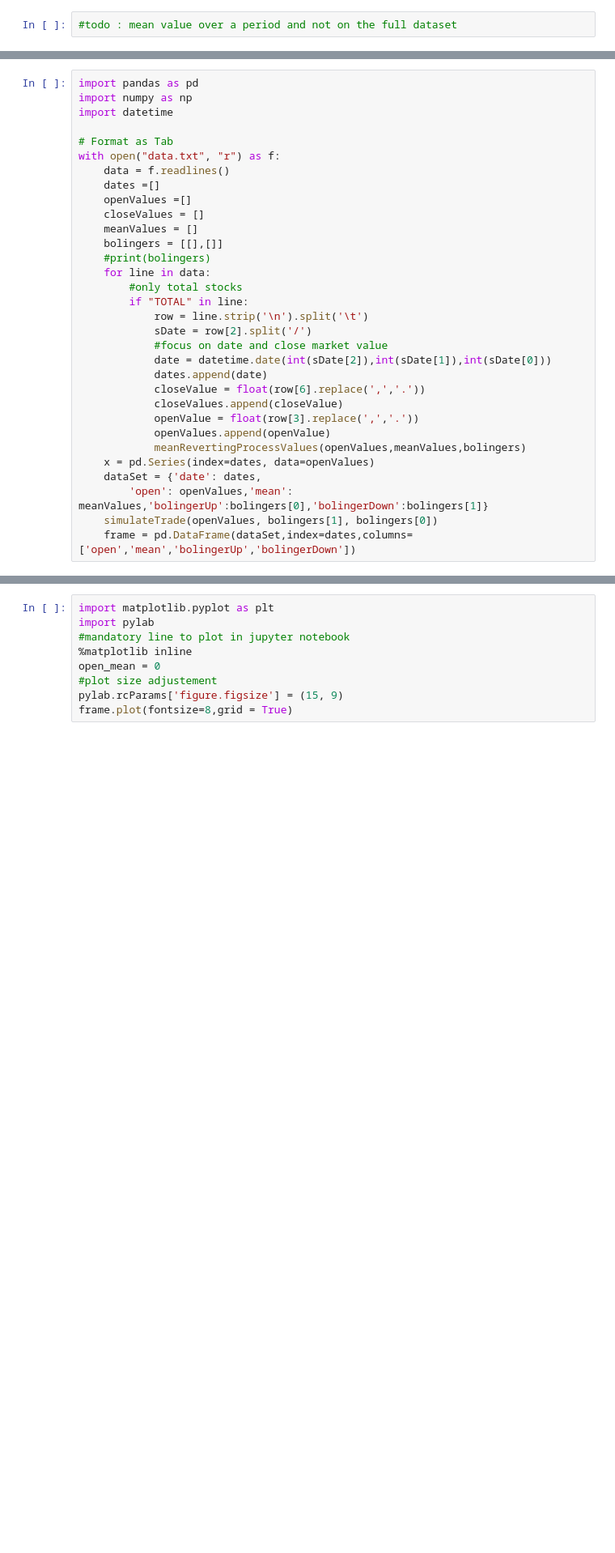
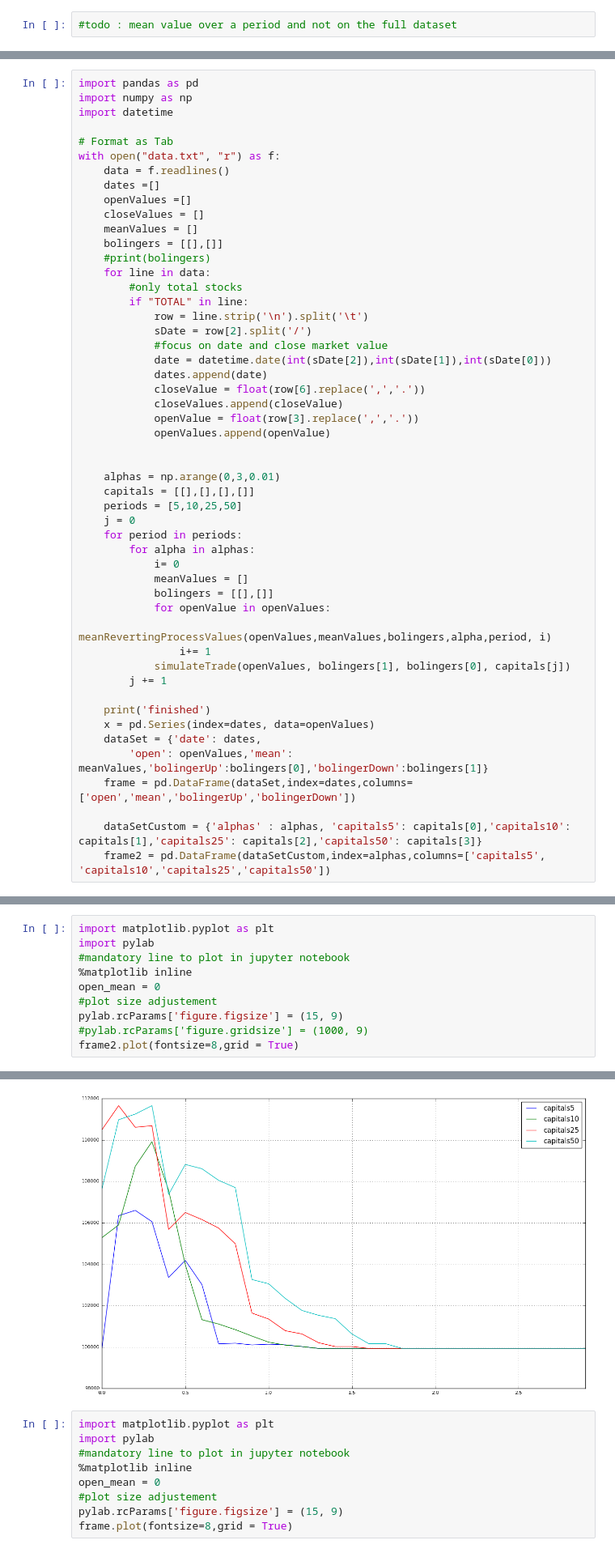
Before and after one commit to maximeBuguel/datascience_project, a Jupyter notebook: notebook.ipynb, the cells around one changed output, grey strips where cells are left out. Shown at 81% size. Drawn from its saved outputs; the diff is of its cells as text; blank space fills up the shorter version.

Commit message:
courbes alpha

```diff
--- a/notebook.ipynb
+++ b/notebook.ipynb
@@ -155,10 +175,29 @@ with open("data.txt", "r") as f:
             closeValues.append(closeValue)
             openValue = float(row[3].replace(',','.'))
             openValues.append(openValue)
-            meanRevertingProcessValues(openValues,meanValues,bolingers)
+
+
+    alphas = np.arange(0,3,0.01)
+    capitals = [[],[],[],[]]
+    periods = [5,10,25,50]
+    j = 0
+    for period in periods:
+        for alpha in alphas:
+            i= 0
+            meanValues = []
+            bolingers = [[],[]]
+            for openValue in openValues:
+                meanRevertingProcessValues(openValues,meanValues,bolingers,alpha,period, i)
+                i+= 1
+            simulateTrade(openValues, bolingers[1], bolingers[0], capitals[j])
+        j += 1
+
+    print('finished')
     x = pd.Series(index=dates, data=openValues)
     dataSet = {'date': dates,
         'open': openValues,'mean': meanValues,'bolingerUp':bolingers[0],'bolingerDown':bolingers[1]}
-    simulateTrade(openValues, bolingers[1], bolingers[0])
     frame = pd.DataFrame(dataSet,index=dates,columns=['open','mean','bolingerUp','bolingerDown'])
+
+    dataSetCustom = {'alphas' : alphas, 'capitals5': capitals[0],'capitals10': capitals[1],'capitals25': capitals[2],'capitals50': capitals[3]}
+    frame2 = pd.DataFrame(dataSetCustom,index=alphas,columns=['capitals5', 'capitals10','capitals25','capitals50'])
 # %% [output]
@@ -166,0 +205,11 @@ start capital : 100000 end capital : 109966.5
+# %%
+import matplotlib.pyplot as plt
+import pylab
+#mandatory line to plot in jupyter notebook
+%matplotlib inline
+open_mean = 0
+#plot size adjustement
+pylab.rcParams['figure.figsize'] = (15, 9)
+#pylab.rcParams['figure.gridsize'] = (1000, 9)
+frame2.plot(fontsize=8,grid = True)
+# %% [output]
@@ -167,3 +217,4 @@ start capital : 100000 end capital : 109966.5
+[figure, added]
 # %%
 import matplotlib.pyplot as plt
 import pylab
```
Also changed, not shown: parts of 6 cells of this notebook.
